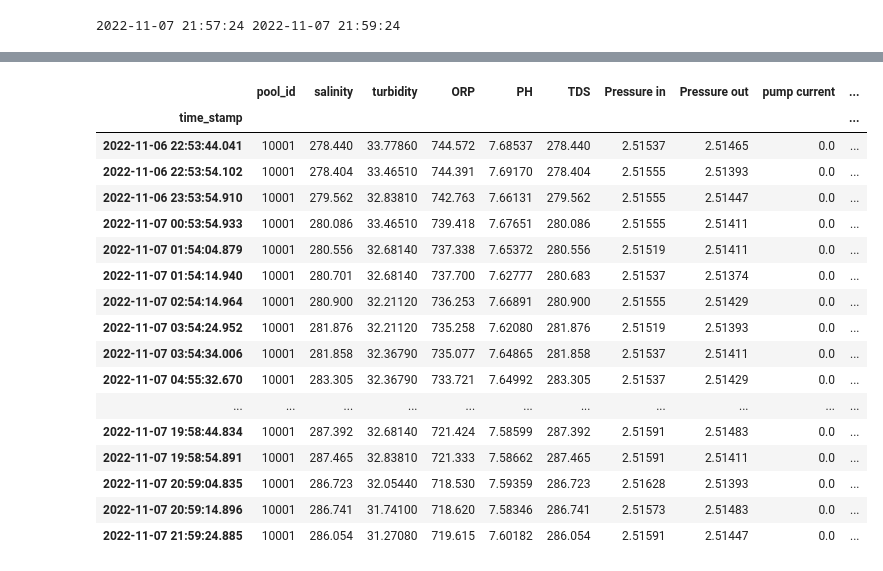
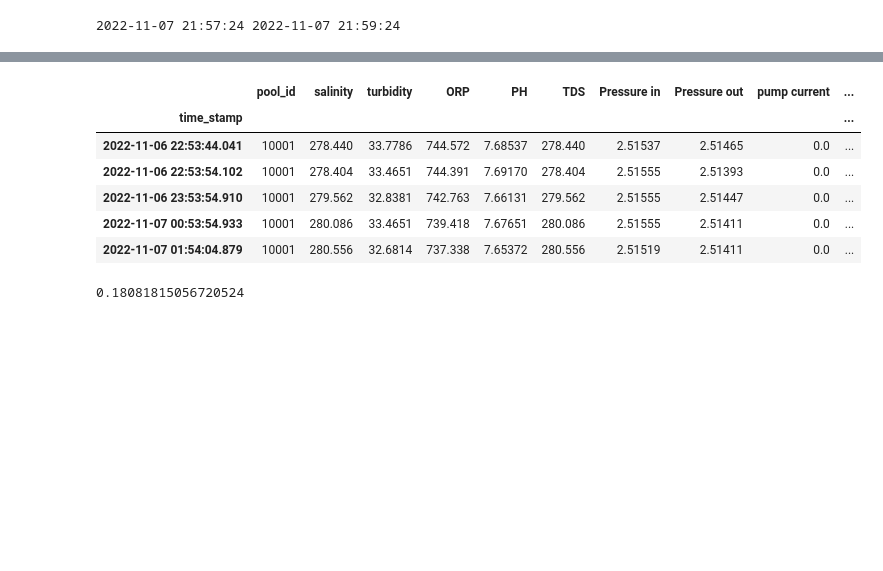
Before and after one commit to lutimoth/RIIPEN_ANTLER, a Jupyter notebook: Tim_Notebooks/EDA and pH Alerts.ipynb, the cells around one changed output, grey strips where cells are left out. Drawn from its saved outputs; the diff is of its cells as text; code cells hidden in the pictures; blank space fills up the shorter version.

```diff
--- a/Tim_Notebooks/EDA and pH Alerts.ipynb
+++ b/Tim_Notebooks/EDA and pH Alerts.ipynb
@@ -283,6 +284,6 @@ time = pd.to_datetime('2022-11-07 21:59:24')
 previous_time = str(time-pd.Timedelta("24 hours"))
 str_time = str(time)
 
-print(previous_time, str_time)
-df[previous_time:str_time]
+#print(previous_time, str_time)
+df[previous_time:str_time].head()
 # %% [output]
@@ -290,18 +290,12 @@ df[previous_time:str_time]
 |  | pool_id | salinity | turbidity | ORP | PH | TDS | Pressure in | Pressure out | pump current | ... |
 | time_stamp |  |  |  |  |  |  |  |  |  | ... |
-| 2022-11-06 22:53:44.041 | 10001 | 278.440 | 33.77860 | 744.572 | 7.68537 | 278.440 | 2.51537 | 2.51465 | 0.0 | ... |
-| 2022-11-06 22:53:54.102 | 10001 | 278.404 | 33.46510 | 744.391 | 7.69170 | 278.404 | 2.51555 | 2.51393 | 0.0 | ... |
-| 2022-11-06 23:53:54.910 | 10001 | 279.562 | 32.83810 | 742.763 | 7.66131 | 279.562 | 2.51555 | 2.51447 | 0.0 | ... |
-| 2022-11-07 00:53:54.933 | 10001 | 280.086 | 33.46510 | 739.418 | 7.67651 | 280.086 | 2.51555 | 2.51411 | 0.0 | ... |
-| 2022-11-07 01:54:04.879 | 10001 | 280.556 | 32.68140 | 737.338 | 7.65372 | 280.556 | 2.51519 | 2.51411 | 0.0 | ... |
-| 2022-11-07 01:54:14.940 | 10001 | 280.701 | 32.68140 | 737.700 | 7.62777 | 280.683 | 2.51537 | 2.51374 | 0.0 | ... |
-| 2022-11-07 02:54:14.964 | 10001 | 280.900 | 32.21120 | 736.253 | 7.66891 | 280.900 | 2.51555 | 2.51429 | 0.0 | ... |
-| 2022-11-07 03:54:24.952 | 10001 | 281.876 | 32.21120 | 735.258 | 7.62080 | 281.876 | 2.51519 | 2.51393 | 0.0 | ... |
-| 2022-11-07 03:54:34.006 | 10001 | 281.858 | 32.36790 | 735.077 | 7.64865 | 281.858 | 2.51537 | 2.51411 | 0.0 | ... |
-| 2022-11-07 04:55:32.670 | 10001 | 283.305 | 32.36790 | 733.721 | 7.64992 | 283.305 | 2.51537 | 2.51429 | 0.0 | ... |
-| ... | ... | ... | ... | ... | ... | ... | ... | ... | ... | ... |
-| 2022-11-07 19:58:44.834 | 10001 | 287.392 | 32.68140 | 721.424 | 7.58599 | 287.392 | 2.51591 | 2.51483 | 0.0 | ... |
-| 2022-11-07 19:58:54.891 | 10001 | 287.465 | 32.83810 | 721.333 | 7.58662 | 287.465 | 2.51591 | 2.51411 | 0.0 | ... |
-| 2022-11-07 20:59:04.835 | 10001 | 286.723 | 32.05440 | 718.530 | 7.59359 | 286.723 | 2.51628 | 2.51393 | 0.0 | ... |
-| 2022-11-07 20:59:14.896 | 10001 | 286.741 | 31.74100 | 718.620 | 7.58346 | 286.741 | 2.51573 | 2.51483 | 0.0 | ... |
-| 2022-11-07 21:59:24.885 | 10001 | 286.054 | 31.27080 | 719.615 | 7.60182 | 286.054 | 2.51591 | 2.51447 | 0.0 | ... |
+| 2022-11-06 22:53:44.041 | 10001 | 278.440 | 33.7786 | 744.572 | 7.68537 | 278.440 | 2.51537 | 2.51465 | 0.0 | ... |
+| 2022-11-06 22:53:54.102 | 10001 | 278.404 | 33.4651 | 744.391 | 7.69170 | 278.404 | 2.51555 | 2.51393 | 0.0 | ... |
+| 2022-11-06 23:53:54.910 | 10001 | 279.562 | 32.8381 | 742.763 | 7.66131 | 279.562 | 2.51555 | 2.51447 | 0.0 | ... |
+| 2022-11-07 00:53:54.933 | 10001 | 280.086 | 33.4651 | 739.418 | 7.67651 | 280.086 | 2.51555 | 2.51411 | 0.0 | ... |
+| 2022-11-07 01:54:04.879 | 10001 | 280.556 | 32.6814 | 737.338 | 7.65372 | 280.556 | 2.51519 | 2.51411 | 0.0 | ... |
+# %%
+df_out = df[(df['PH'] < 7.2) | (df['PH'] > 7.8)]
+len(df_out)/len(df)
+# %% [output]
+0.18081815056720524
```
Also changed, not shown: parts of 11 cells of this notebook.
